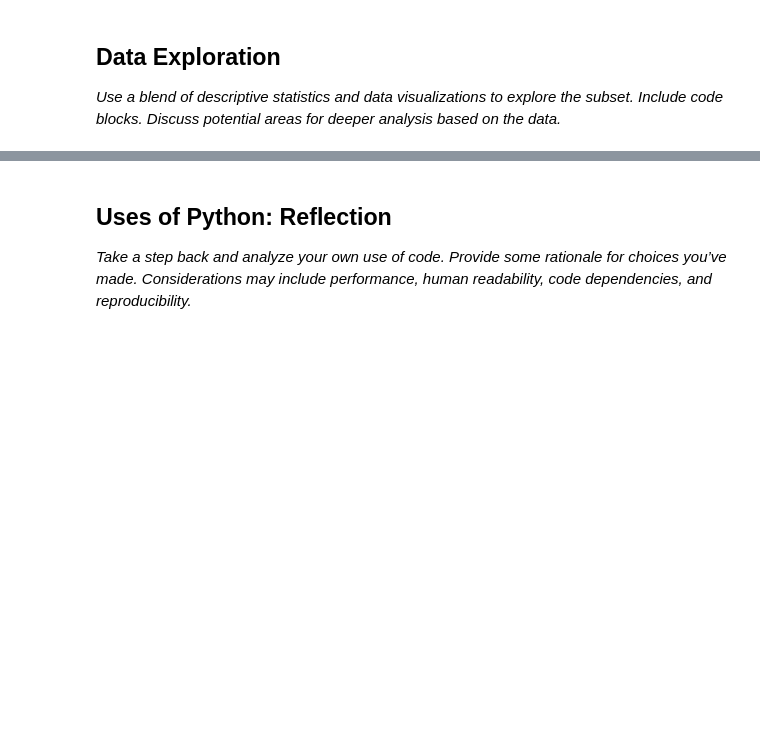
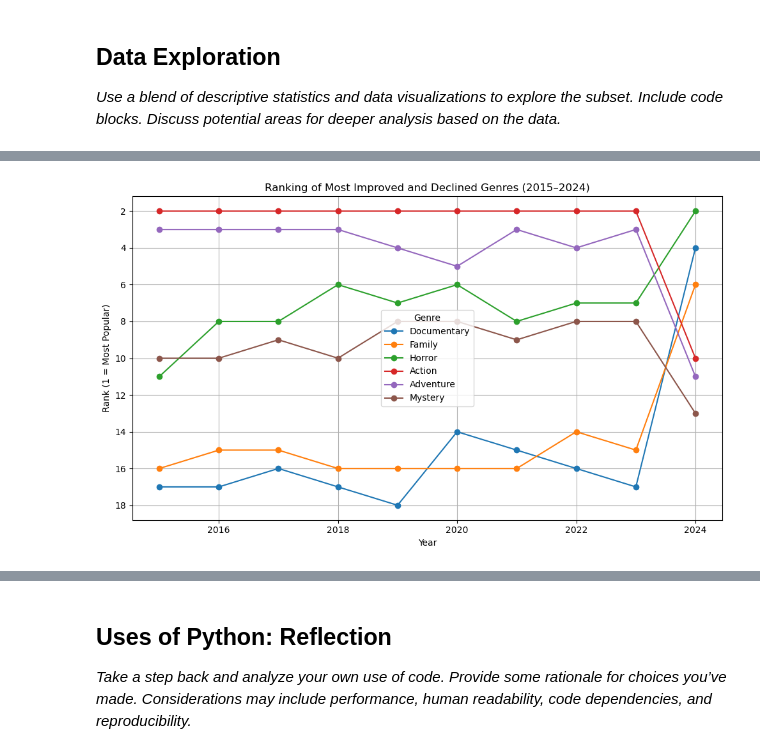
Before and after one commit to LinhNguyen9900/DA210-Project2, a Jupyter notebook: submission.ipynb, the cells around one changed output, grey strips where cells are left out. Drawn from its saved outputs; the diff is of its cells as text; code cells hidden in the pictures; blank space fills up the shorter version.

```diff
--- a/submission.ipynb
+++ b/submission.ipynb
@@ -16,0 +182,15 @@ _Use a blend of descriptive statistics and data visualizations to explore the su
+# %%
+# The genre with the biggest improvement in ranking (went up the most in popularity) and the genre with the biggest drop in ranking (went down the most) from 2015 to 2024, based on total numVotes
+df_15_24 = df_ranked[df_ranked['startYear'].isin([2015, 2024])]
+df_pivot = df_15_24.pivot(index='genre', columns='startYear', values='rank').dropna()
+df_pivot.columns = ['rank_2015', 'rank_2024']
+df_pivot['rank_change'] = df_pivot['rank_2015'] - df_pivot['rank_2024']
+
+most_improved = df_pivot.sort_values(by='rank_change', ascending=False).head(5)
+most_declined = df_pivot.sort_values(by='rank_change', ascending=True).head(5)
+
+print("Most Improved Genre:")
+print(most_improved)
+
+print("\nMost Declined Genre:")
+print(most_declined)
@@ -16,0 +215,25 @@ _Use a blend of descriptive statistics and data visualizations to explore the su
+# %%
+top3_improved = df_pivot.sort_values(by='rank_change', ascending=False).head(3).index.tolist()
+top3_declined = df_pivot.sort_values(by='rank_change', ascending=True).head(3).index.tolist()
+selected_genres = top3_improved + top3_declined
+df_selected = df_ranked[df_ranked['genre'].isin(selected_genres)]
+# %%
+# line graph of rankings over time for the 3 most improved (documentary, family and horror) and 3 most declined genres between 2015–2024 (action, adventure and mystery).
+plt.figure(figsize=(10, 6))
+
+for genre in selected_genres:
+    genre_data = df_selected[df_selected['genre'] == genre].sort_values('startYear')
+    plt.plot(genre_data['startYear'], genre_data['rank'], marker='o', label=genre)
+
+# Invert y-axis - Rank 1 is at the top
+plt.gca().invert_yaxis()
+
+plt.title('Ranking of Most Improved and Declined Genres (2015–2024)')
+plt.xlabel('Year')
+plt.ylabel('Rank (1 = Most Popular)')
+plt.legend(title="Genre")
+plt.grid(True)
+plt.tight_layout()
+plt.show()
+# %% [output]
+[figure, added]
```
Also changed, not shown: parts of 25 cells of this notebook.
